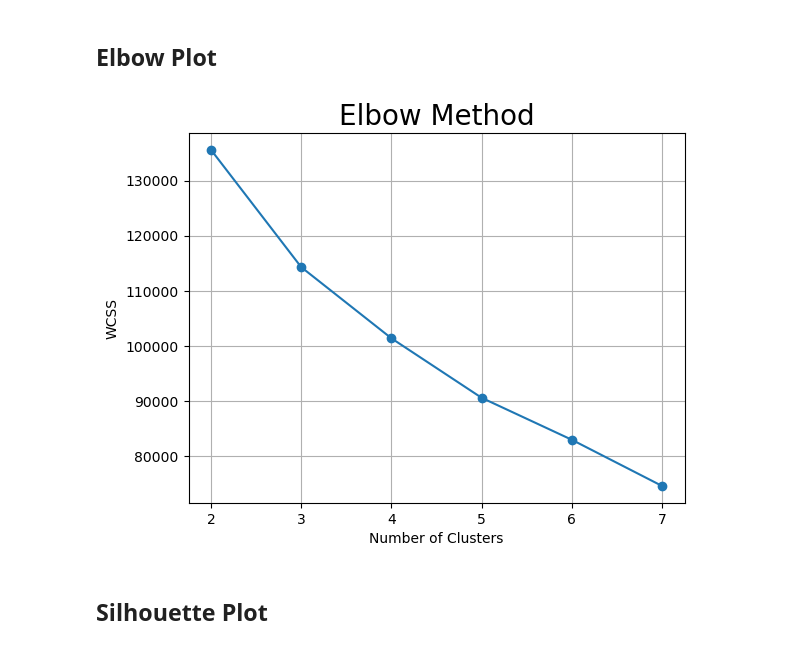
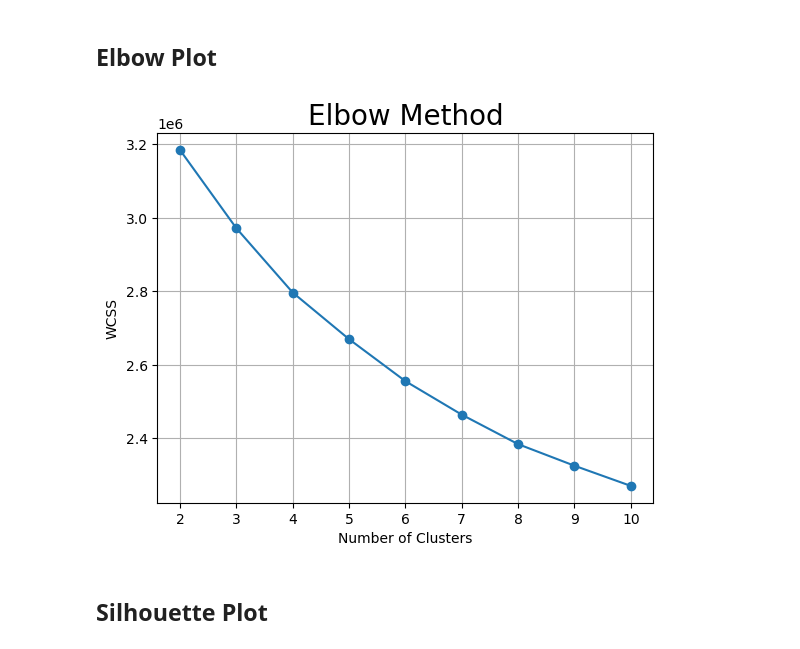
Before and after one commit to FTDS-assignment-bay/p2-final-project-ftds-033-rmt-group-002, a Jupyter notebook: model_clustering.ipynb, the cells around one changed output. Cells and saved outputs as stored; diff of their text form; code cells hidden in the pictures.

Commit message:
update model cluster

```diff
--- a/model_clustering.ipynb
+++ b/model_clustering.ipynb
@@ -48,0 +73,3 @@ memory usage: 5.9+ MB
+# %%
+# drop missing value
+df = df.dropna()
@@ -72,7 +145,7 @@ column last_interaction 0.9161098853212524
 column churn 0.0
 # %%
 # drop customerid, last_interaction
-df_model = df_model.drop(columns=["customerid", "last_interaction"])
+df_model = df_model.drop(columns=["customerid"])
 # %%
 df_model.columns
 # %% [output]
@@ -133,7 +208,7 @@ Index(['age', 'gender', 'tenure', 'usage_frequency', 'support_calls',
 # %%
 # init col to check
 num_col = ['age', 'tenure', 'usage_frequency', 'support_calls',
-           'payment_delay', 'total_spend']
+           'payment_delay', 'total_spend', 'last_interaction']
 
 # init col_outliers
 col_outliers = []
@@ -239,4 +314,5 @@ df_model_num
 # %%
 # scaling df_model[num_col]
-scaler = MinMaxScaler()
+# scaler = MinMaxScaler()
+scaler = StandardScaler()
 df_model_num_scaled = scaler.fit_transform(df_model_num)
@@ -395,27 +513,28 @@ df_model_final_pca = pca.transform(df_model_final)
 # %%
 # Find the optimal number of clusters using Elbow Method
 wcss = []
 random_state = 13
-max_cluster = 7
-max_iter = 1000
+max_cluster = 10
+max_iter = 100
 n_init = 10
+
 for i in range(2, max_cluster+1):
     km = KMeans(n_clusters = i,
                 init = "k-means++",
                 max_iter = max_iter,
                 n_init = n_init,
                 random_state = random_state)
     km.fit(df_model_final_pca)
     wcss.append(km.inertia_)
 
 plt.plot(range(2, max_cluster+1), wcss, marker ="o")
 plt.grid(True)
 plt.title("Elbow Method", fontsize = 20)
 plt.xlabel("Number of Clusters")
 plt.ylabel("WCSS")
 plt.show()
 # %% [output]
-[figure, old version]
+[figure, new version]
 # %% [markdown]
 ## Silhouette Plot
 # %%
```
Also changed, not shown: parts of 35 cells of this notebook, 1 other file.
